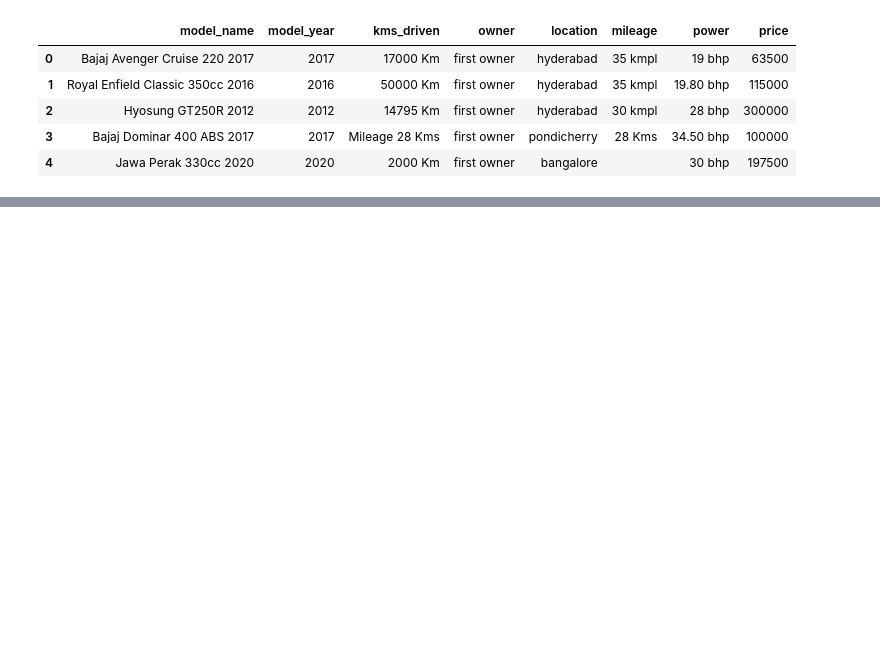
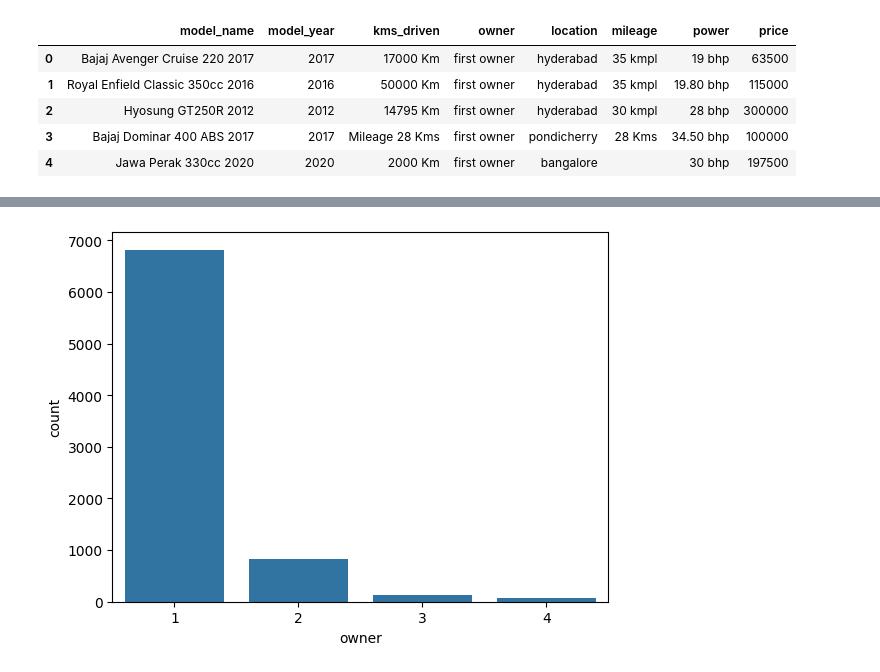
Before and after one commit to sushantkas/Pr-2-used-bikes, a Jupyter notebook: EDA.ipynb, the cells around one changed output, grey strips where cells are left out. Cells and saved outputs as stored; diff of their text form; code cells hidden in the pictures; blank space fills up the shorter version.

```diff
--- a/EDA.ipynb
+++ b/EDA.ipynb
@@ -106,0 +201,4 @@ array(['hyderabad', 'pondicherry', 'bangalore', 'jaipur', 'chennai',
+# %%
+sns.countplot(x="owner", data=bikes);
+# %% [output]
+[figure, added]
```
Also changed, not shown: parts of 26 cells of this notebook.
